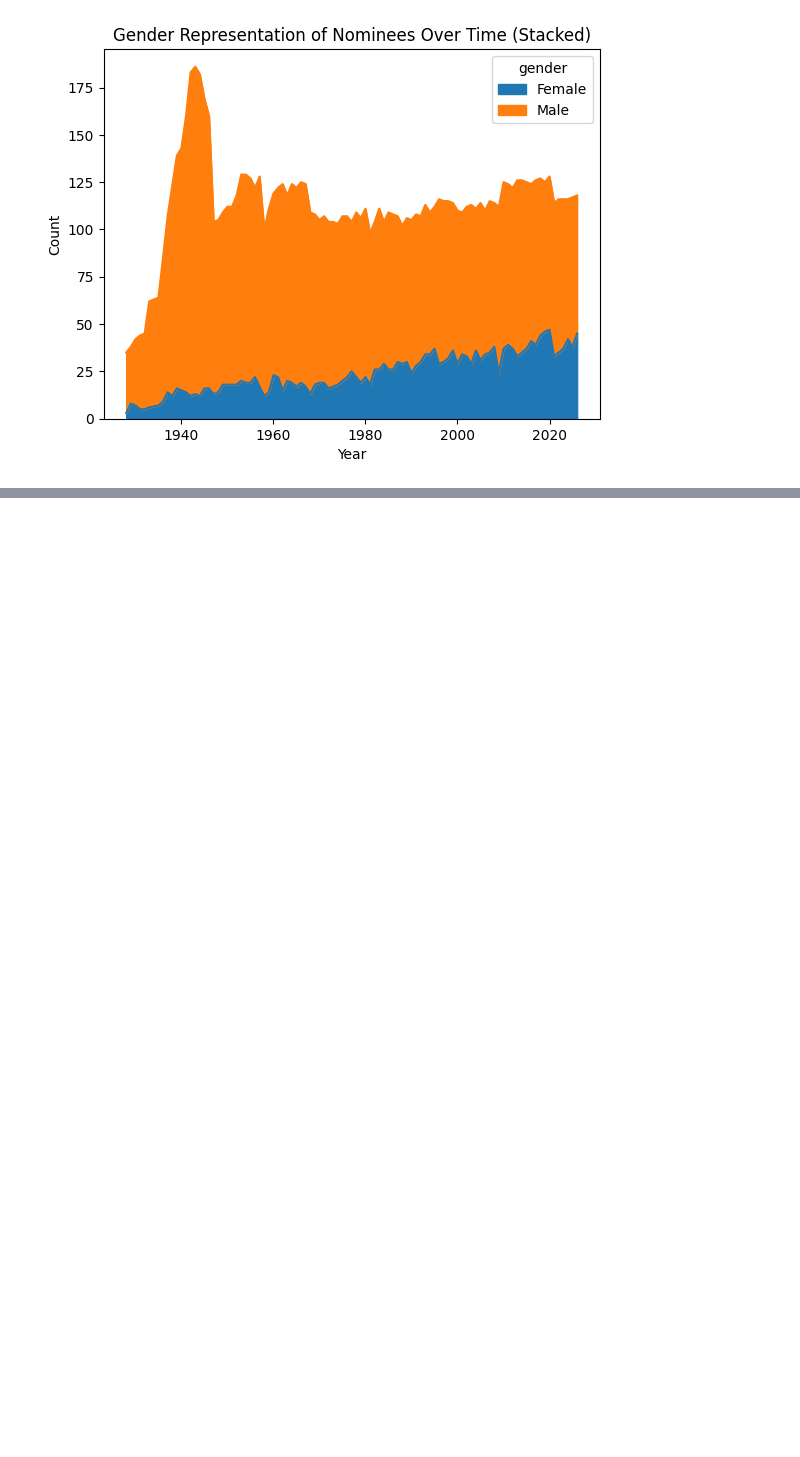
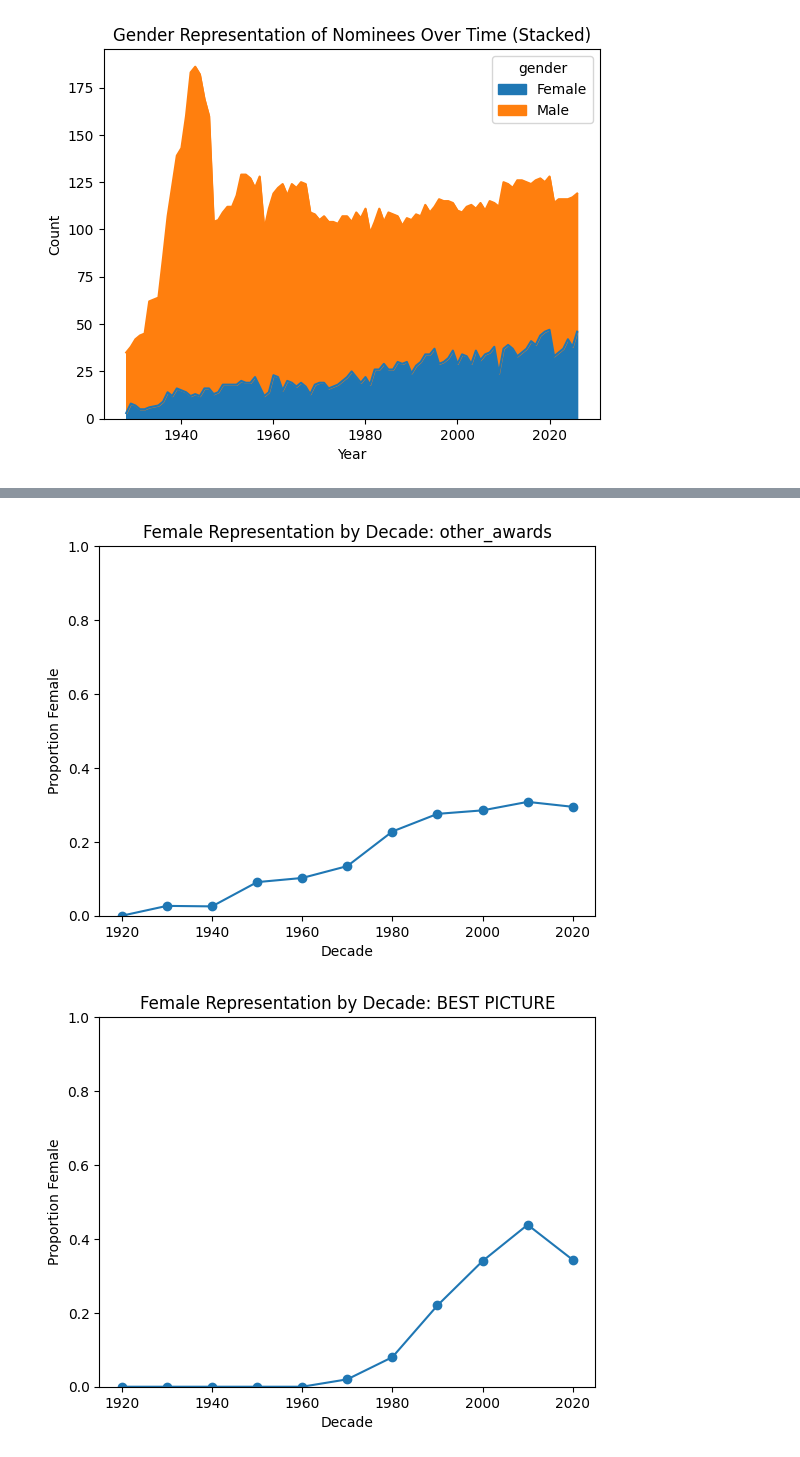
Before and after one commit to nmaharaj28/comm3180_S26_Data_Project, a Jupyter notebook: data_analysis/oscar_demographics_analysis.ipynb, the cells around one changed output, grey strips where cells are left out. Saved outputs shown, nothing was run; the diff lists cells and outputs as text; code cells hidden in the pictures; blank space fills up the shorter version.

```diff
--- a/data_analysis/oscar_demographics_analysis.ipynb
+++ b/data_analysis/oscar_demographics_analysis.ipynb
@@ -132,0 +92,41 @@ plt.show()
+# %%
+focus_categories = [
+    'DIRECTING',
+    'CINEMATOGRAPHY',
+    'FILM EDITING',
+    'BEST PICTURE',
+    'WRITING (Adapted Screenplay)',
+    'WRITING (Original Screenplay)'
+]
+
+non_acting = oscar_nominees[
+    ~oscar_nominees['Category'].str.contains('ACTOR|ACTRESS', case=False, na=False)
+].copy()
+
+non_acting['decade'] = (non_acting['year_ceremony'] // 10) * 10
+
+non_acting['Category_grouped'] = non_acting['Category'].apply(
+    lambda x: x if x in focus_categories else 'other_awards'
+)
+
+non_acting['is_female'] = non_acting['gender'] == 'Female'
+
+categories = non_acting['Category_grouped'].unique()
+
+for cat in categories:
+    cat_data = non_acting[non_acting['Category_grouped'] == cat]
+
+    trend = cat_data.groupby('decade')['is_female'].mean()
+
+    plt.figure()
+    plt.plot(trend.index, trend.values, marker='o')
+
+    plt.title(f"Female Representation by Decade: {cat}")
+    plt.xlabel("Decade")
+    plt.ylabel("Proportion Female")
+    plt.ylim(0, 1)
+
+    plt.show()
+# %% [output]
+[figure, added]
+[figure, added]
```
Also changed, not shown: parts of 32 cells of this notebook, 1 other file.
